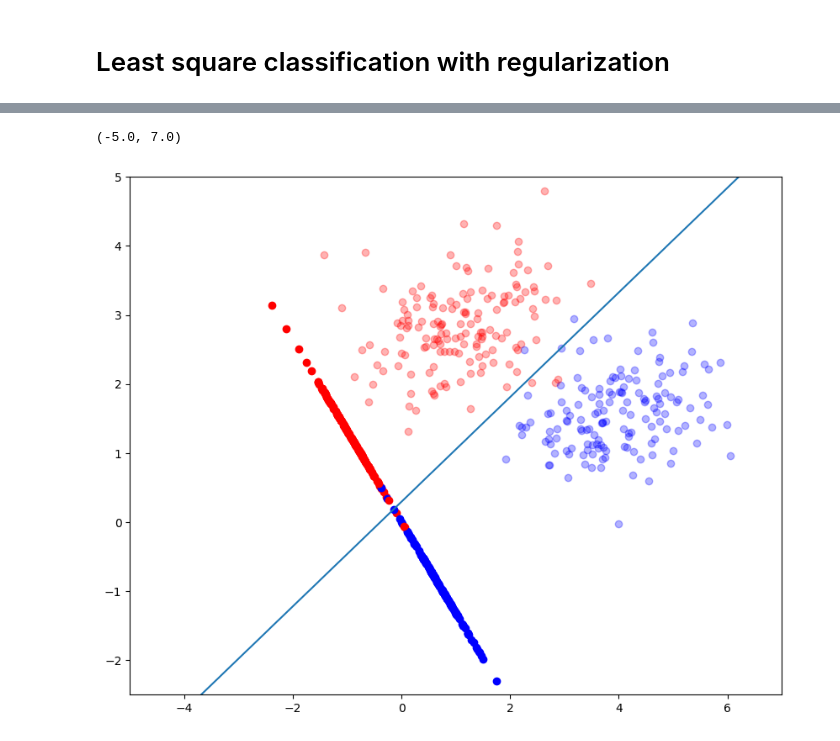
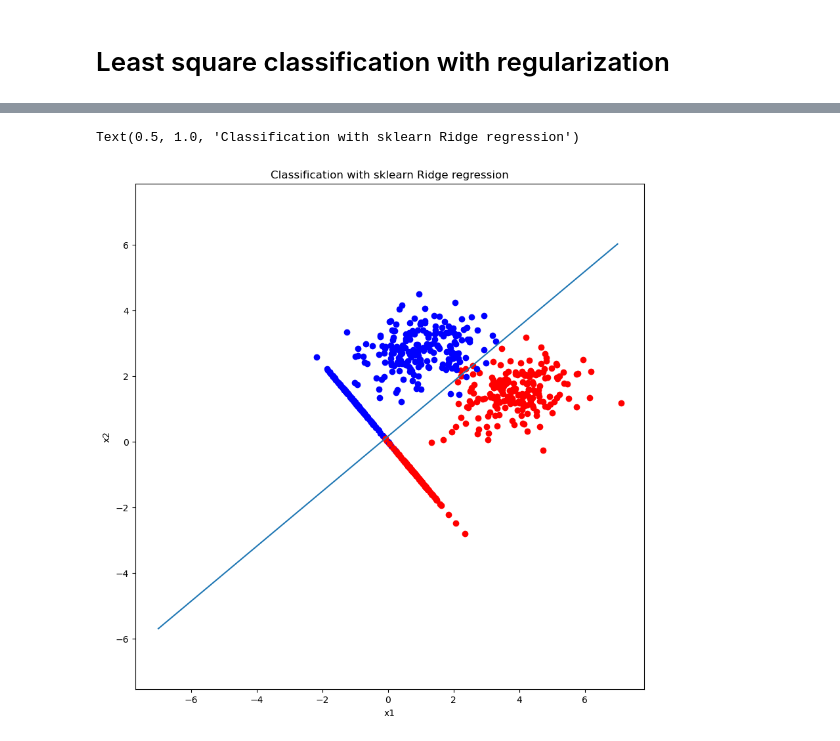
Before and after one commit to labani-01/PHY657, a Jupyter notebook: Module_4/ Module-4.ipynb, the cells around one changed output, grey strips where cells are left out. Cells and saved outputs as stored; diff of their text form; code cells hidden in the pictures.

```diff
--- a/Module_4/ Module-4.ipynb
+++ b/Module_4/ Module-4.ipynb
@@ -97,17 +96,21 @@ cm = confusion_matrix(Y_test, Y_pred)
 print("Confusion Matrix:")
 print(cm)
 
-
+plt.figure(figsize=(10, 10))
 
 #print(w)
 plt.plot(x1_1D, -w_lin[2]/w_lin[1] - w_lin[0] * x1_1D/w_lin[1])
 plt.scatter(sample1[:,0], sample1[:,1], color='red')
 plt.scatter(sample2[:,0], sample2[:,1], color='blue')
+# Scatter plot projected points
+for point, label in zip(X_train, Y_train):
+    proj = np.dot(point, w_lin2) / np.dot(w_lin2, w_lin2) * w_lin2
+    plt.scatter(proj[0], proj[1], color=colors[label])
 plt.xlabel("x1")
 plt.ylabel("x2")
 plt.title("Classification with linear regression")
-plt.ylim(-1, 5)
-plt.xlim(-5, 7)
+# plt.ylim(-4, 7)
+# plt.xlim(-4, 7)
 plt.show()
 
 sns.heatmap(cm, annot=True, fmt='d', cmap='Blues', xticklabels=['Class -1', 'Class 1'], yticklabels=['Class -1', 'Class 1'])
@@ -348,20 +295,23 @@ Confusion Matrix:
 # %%
 w_percep2 = np.array([w_percep[0], w_percep[1]])
 # Plot data and Fisher's projection line
-fig, ax = plt.subplots(figsize=(10,8))
-colors = {1: 'blue', -1: 'red'}
+plt.figure(figsize=(10,8))
+colors = {1: 'red', -1: 'blue'}
 
-# Scatter plot original data
-for point, label in zip(X_train, Y_train):
-    ax.scatter(point[0], point[1], color=colors[label], alpha=0.3)
+plt.scatter(sample1[:,0], sample1[:,1], color='red')
+plt.scatter(sample2[:,0], sample2[:,1], color='blue')
 
 # Scatter plot projected points
 for point, label in zip(X_train, Y_train):
     proj = np.dot(point, w_percep2) / np.dot(w_percep2, w_percep2) * w_percep2
-    ax.scatter(proj[0], proj[1], color=colors[label])
+    plt.scatter(proj[0], proj[1], color=colors[label])
 
 plt.plot(x1_1D, -w_percep[2]/w_percep[1] - w_percep[0] * x1_1D/w_percep[1])
 
 plt.ylim(-2.5, 5)
 plt.xlim(-5, 7)
+plt.xlabel("x1")
+plt.ylabel("x2")
+plt.axis('equal')
+plt.title("Classification with perceptron")
 # %% [output]
@@ -382,23 +332,27 @@ print(w_ridge, intercept_ridge)
 # %%
 #w_ridge2 = np.array([w_ridge[0], w_ridge[1]])
 # Plot data and Fisher's projection line
-fig, ax = plt.subplots(figsize=(10,8))
-colors = {1: 'blue', -1: 'red'}
+plt.figure(figsize=(10,10))
+colors = {1: 'red', -1: 'blue'}
 
 # Scatter plot original data
-for point, label in zip(X_train, Y_train):
-    ax.scatter(point[0], point[1], color=colors[label], alpha=0.3)
+plt.scatter(sample1[:,0], sample1[:,1], color='red')
+plt.scatter(sample2[:,0], sample2[:,1], color='blue')
 
 # Scatter plot projected points
 for point, label in zip(X_train, Y_train):
     proj = np.dot(point, w_ridge) / np.dot(w_ridge, w_ridge) * w_ridge
-    ax.scatter(proj[0], proj[1], color=colors[label])
+    plt.scatter(proj[0], proj[1], color=colors[label])
 
 plt.plot(x1_1D, -intercept_ridge/w_ridge[1] - w_ridge[0] * x1_1D/w_ridge[1], label='ridge_regression')
 
-plt.ylim(-2.5, 5)
-plt.xlim(-5, 7)
+# plt.ylim(-2.5, 5)
+# plt.xlim(-5, 7)
+plt.xlabel("x1")
+plt.ylabel("x2")
+plt.axis('equal')
+plt.title('Classification with sklearn Ridge regression')
 # %% [output]
-(-5.0, 7.0)
+Text(0.5, 1.0, 'Classification with sklearn Ridge regression')
-[figure, old version]
+[figure, new version]
 # %%
```
Also changed, not shown: parts of 15 cells of this notebook, 6 other files.
